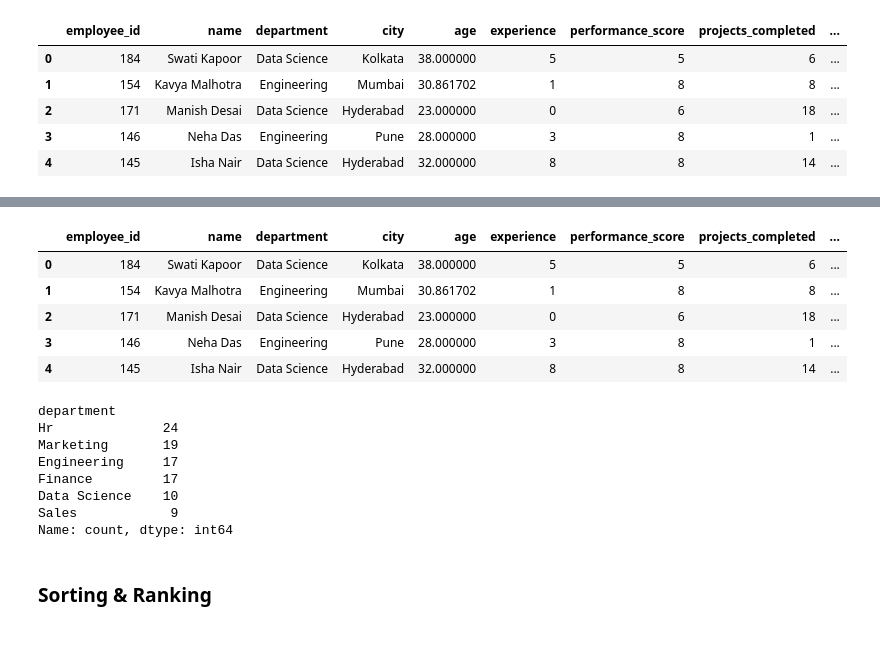
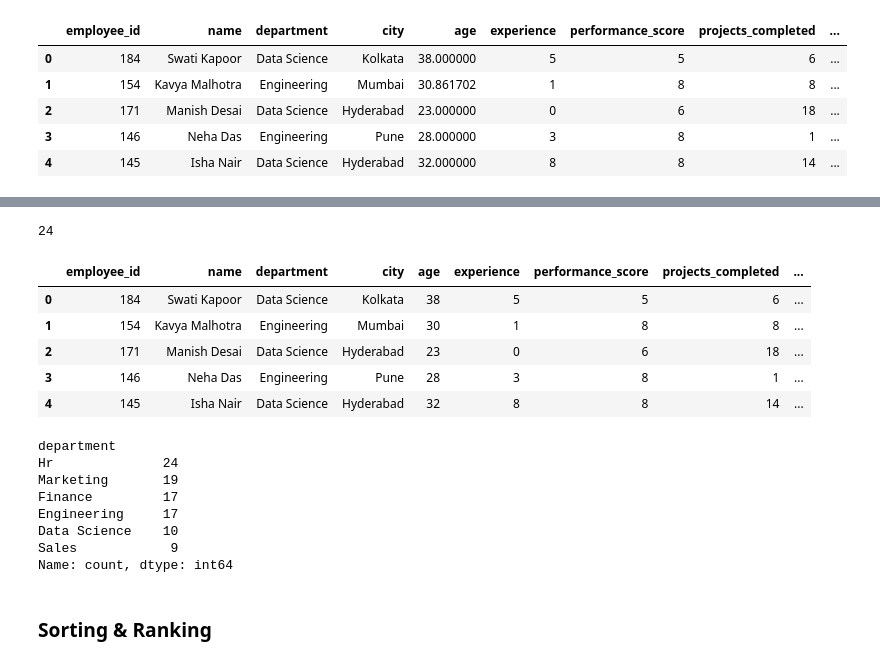
Before and after one commit to Ruhi1010/machine_learning, a Jupyter notebook: ml_library_basics/pandas/pandas_2.ipynb, the cells around one changed output, grey strips where cells are left out. Drawn from its saved outputs; the diff is of its cells as text; code cells hidden in the pictures.

```diff
--- a/ml_library_basics/pandas/pandas_2.ipynb
+++ b/ml_library_basics/pandas/pandas_2.ipynb
@@ -781,22 +820,27 @@ data.head()
+# %%
+hr_count = (data['department'] == 'Hr').sum()
+print(hr_count)
+# %% [output]
+24
 # %%
-dept_code = {'Engineering': 'ENG', 'Human Resources': 'HR', 'Marketing': 'MKT', 'Sales': 'SAL', 'Finance': 'FIN', 'Data Science': 'DS'}
+dept_code = {'Engineering': 'ENG', 'Hr': 'HR', 'Marketing': 'MKT', 'Sales': 'SAL', 'Finance': 'FIN', 'Data Science': 'DS'}
 data['dept_code'] = data['department'].map(dept_code)
 data.head()
 # %% [output]
 |  | employee_id | name | department | city | age | experience | performance_score | projects_completed | ... |
-| 0 | 184 | Swati Kapoor | Data Science | Kolkata | 38.000000 | 5 | 5 | 6 | ... |
-| 1 | 154 | Kavya Malhotra | Engineering | Mumbai | 30.861702 | 1 | 8 | 8 | ... |
-| 2 | 171 | Manish Desai | Data Science | Hyderabad | 23.000000 | 0 | 6 | 18 | ... |
-| 3 | 146 | Neha Das | Engineering | Pune | 28.000000 | 3 | 8 | 1 | ... |
-| 4 | 145 | Isha Nair | Data Science | Hyderabad | 32.000000 | 8 | 8 | 14 | ... |
+| 0 | 184 | Swati Kapoor | Data Science | Kolkata | 38 | 5 | 5 | 6 | ... |
+| 1 | 154 | Kavya Malhotra | Engineering | Mumbai | 30 | 1 | 8 | 8 | ... |
+| 2 | 171 | Manish Desai | Data Science | Hyderabad | 23 | 0 | 6 | 18 | ... |
+| 3 | 146 | Neha Das | Engineering | Pune | 28 | 3 | 8 | 1 | ... |
+| 4 | 145 | Isha Nair | Data Science | Hyderabad | 32 | 8 | 8 | 14 | ... |
 # %%
 data['department'].value_counts()
 # %% [output]
 department
 Hr              24
 Marketing       19
+Finance         17
 Engineering     17
-Finance         17
 Data Science    10
 Sales            9
 Name: count, dtype: int64
```
Also changed, not shown: parts of 30 cells of this notebook.
